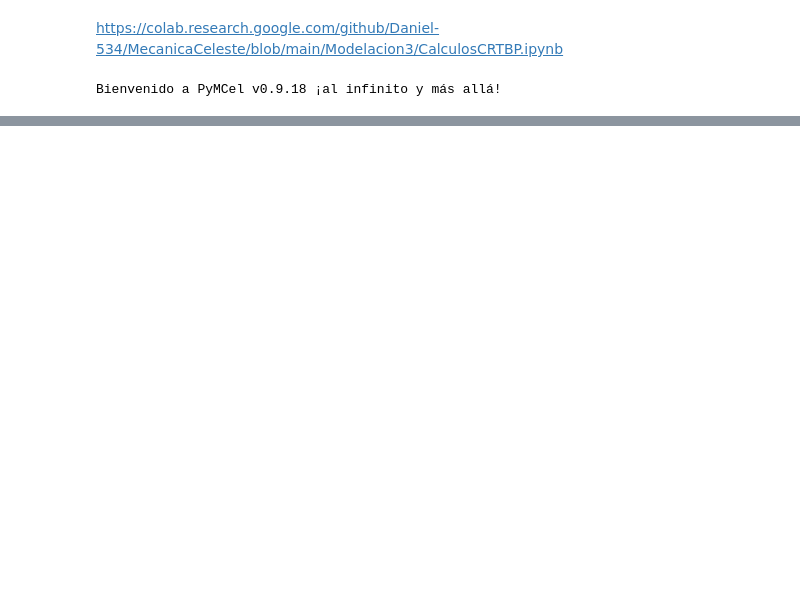
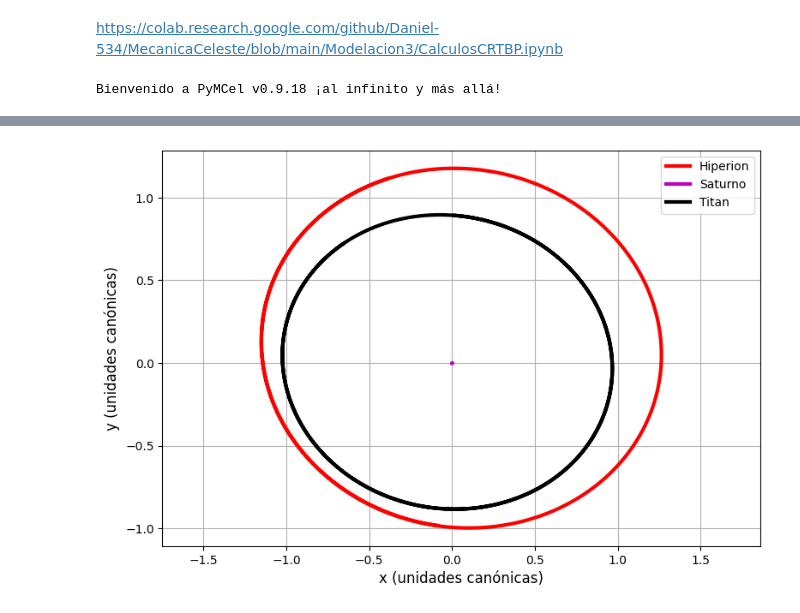
Before and after one commit to Daniel-534/MecanicaCeleste, a Jupyter notebook: Modelacion3/CalculosCRTBP.ipynb, the cells around one changed output, grey strips where cells are left out. Cells and saved outputs as stored; diff of their text form; code cells hidden in the pictures; blank space fills up the shorter version.

```diff
--- a/Modelacion3/CalculosCRTBP.ipynb
+++ b/Modelacion3/CalculosCRTBP.ipynb
@@ -344,21 +307,18 @@ Ys
 # %%
-xs_hiperion = vector_estado_canonico["Hiperion"][["x"]].to_numpy()
-ys_hiperion = vector_estado_canonico["Hiperion"][["y"]].to_numpy()
-zs_hiperion = vector_estado_canonico["Hiperion"][["z"]].to_numpy()
+elementos = {"Hiperion": "-r", "Saturno": "-m", "Titan": "-k"}
 
 
-xs_saturno = vector_estado_canonico["Saturno"][["x"]].to_numpy()
-ys_saturno = vector_estado_canonico["Saturno"][["y"]].to_numpy()
-zs_saturno = vector_estado_canonico["Saturno"][["z"]].to_numpy()
+plt.figure(figsize=(6*1.5, 4*1.5))
+
+for cuerpo, estilo in elementos.items():
+    df = vector_estado_canonico[cuerpo]
+    plt.plot(df["x"], df["y"], estilo, lw=3, label=cuerpo)
 
 
-xs_titan = vector_estado_canonico["Titan"][["x"]].to_numpy()
-ys_titan = vector_estado_canonico["Titan"][["y"]].to_numpy()
-zs_titan = vector_estado_canonico["Titan"][["z"]].to_numpy()
-
-plt.plot(xs_hiperion, ys_hiperion,"-r",lw=2)
-plt.plot(xs_saturno, ys_saturno, "-m",lw=2)
-plt.plot(xs_titan, ys_titan, "-k",lw=2)
-
+plt.xlabel('x (unidades canónicas)', fontsize=12)
+plt.ylabel('y (unidades canónicas)', fontsize=12)
 plt.axis('equal')
 plt.grid()
+plt.legend();
+# %% [output]
+[figure, added]
```
Also changed, not shown: parts of 21 cells of this notebook.
